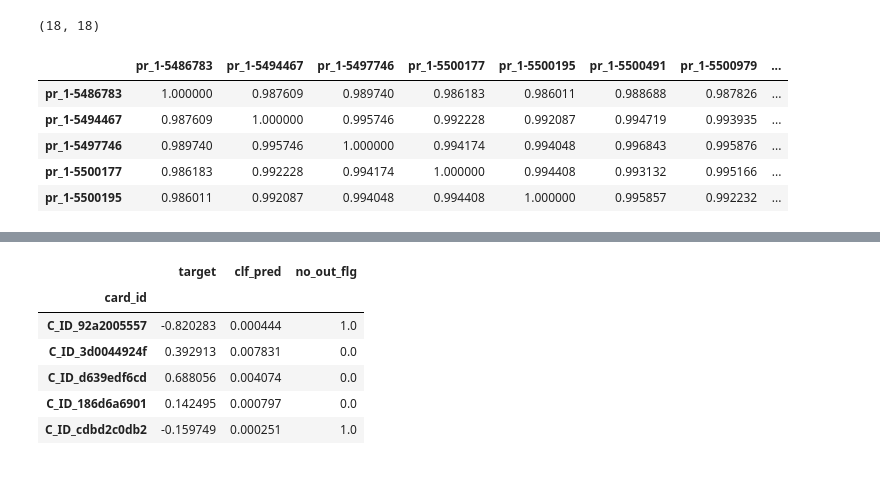
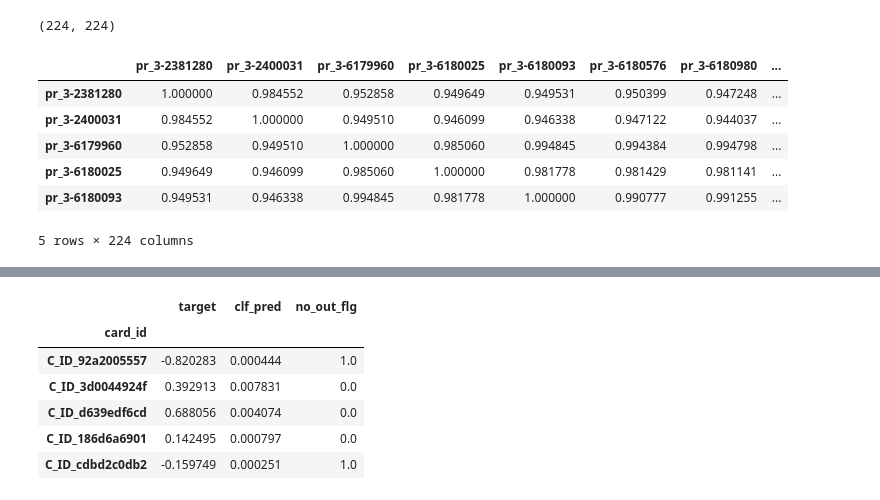
Before and after one commit to Chestnut1999/Elo-Recommendation-23place, a Jupyter notebook: jpy/239_elo_corr_checker.ipynb, the cells around one changed output, grey strips where cells are left out. Cells and saved outputs as stored; diff of their text form; code cells hidden in the pictures.

```diff
--- a/jpy/239_elo_corr_checker.ipynb
+++ b/jpy/239_elo_corr_checker.ipynb
@@ -149,36 +149,37 @@ def get_corr_ensemble(path, base, out_part = ''):
 # %%
 is_clf = 0
 base = utils.read_df_pkl('../input/base_no_out*')[[key, target, 'clf_pred', 'no_out_flg']].set_index(key)
 # LB3664 = utils.read_pkl_gzip('../ensemble/good_submit_ensemble/0215_083_stack_submit_OUT29-7593_CV3-61266_LB3-664.gz').set_index(key)
 # base['lb3664'] = LB3664['prediction']
 #========================================================================
 # rm_out以外の部分の相関を見る
 # base = base[base['clf_pred']>=0.01]
 #========================================================================
 # ens_list = glob.glob('../stack/*lgb*all*CV3*.gz')
 # ens_list = glob.glob('../model/LB3664_set/*_lgb_*.gz')
 ens_list = glob.glob('../ensemble/lgb_ensemble/*_lgb_*.gz')
-ens_list = glob.glob('../ensemble/rm_outlier_ensemble/*_lgb_*.gz')
+# ens_list = glob.glob('../ensemble/rm_outlier_ensemble/*_lgb_*.gz')
 out_part = 'all'
 # ens_list += glob.glob('../stack/0213_2*no_out*.gz') + glob.glob('../stack/0214_*no_out*.gz')
 
 if is_clf:
     out_part = 'binary'
 #     ens_list = glob.glob('../stack/0214*NN*-clf*.gz')
     ens_list = glob.glob('../ensemble/binary_ensemble/*.gz')
     base[target] = base[target].map(lambda x: 1 if x<-30 else 0)
 top_corr = get_corr_ensemble(path=ens_list, base=base, out_part=out_part)
 print(top_corr.shape)
 display(top_corr.head())
 # top_corr.to_csv('../output/0214_07_elo_rm_out_corr_ensemble_heatmap.csv', index=True)
 # %% [output]
-(18, 18)
+(224, 224)
-|  | pr_1-5486783 | pr_1-5494467 | pr_1-5497746 | pr_1-5500177 | pr_1-5500195 | pr_1-5500491 | pr_1-5500979 | ... |
-| pr_1-5486783 | 1.000000 | 0.987609 | 0.989740 | 0.986183 | 0.986011 | 0.988688 | 0.987826 | ... |
-| pr_1-5494467 | 0.987609 | 1.000000 | 0.995746 | 0.992228 | 0.992087 | 0.994719 | 0.993935 | ... |
-| pr_1-5497746 | 0.989740 | 0.995746 | 1.000000 | 0.994174 | 0.994048 | 0.996843 | 0.995876 | ... |
-| pr_1-5500177 | 0.986183 | 0.992228 | 0.994174 | 1.000000 | 0.994408 | 0.993132 | 0.995166 | ... |
-| pr_1-5500195 | 0.986011 | 0.992087 | 0.994048 | 0.994408 | 1.000000 | 0.995857 | 0.992232 | ... |
+|  | pr_3-2381280 | pr_3-2400031 | pr_3-6179960 | pr_3-6180025 | pr_3-6180093 | pr_3-6180576 | pr_3-6180980 | ... |
+| pr_3-2381280 | 1.000000 | 0.984552 | 0.952858 | 0.949649 | 0.949531 | 0.950399 | 0.947248 | ... |
+| pr_3-2400031 | 0.984552 | 1.000000 | 0.949510 | 0.946099 | 0.946338 | 0.947122 | 0.944037 | ... |
+| pr_3-6179960 | 0.952858 | 0.949510 | 1.000000 | 0.985060 | 0.994845 | 0.994384 | 0.994798 | ... |
+| pr_3-6180025 | 0.949649 | 0.946099 | 0.985060 | 1.000000 | 0.981778 | 0.981429 | 0.981141 | ... |
+| pr_3-6180093 | 0.949531 | 0.946338 | 0.994845 | 0.981778 | 1.000000 | 0.990777 | 0.991255 | ... |
+5 rows × 224 columns
 # %%
 #========================================================================
 # Get Low Corr Model For Ensemble
```
Also changed, not shown: parts of 4 cells of this notebook, 13 other files.
